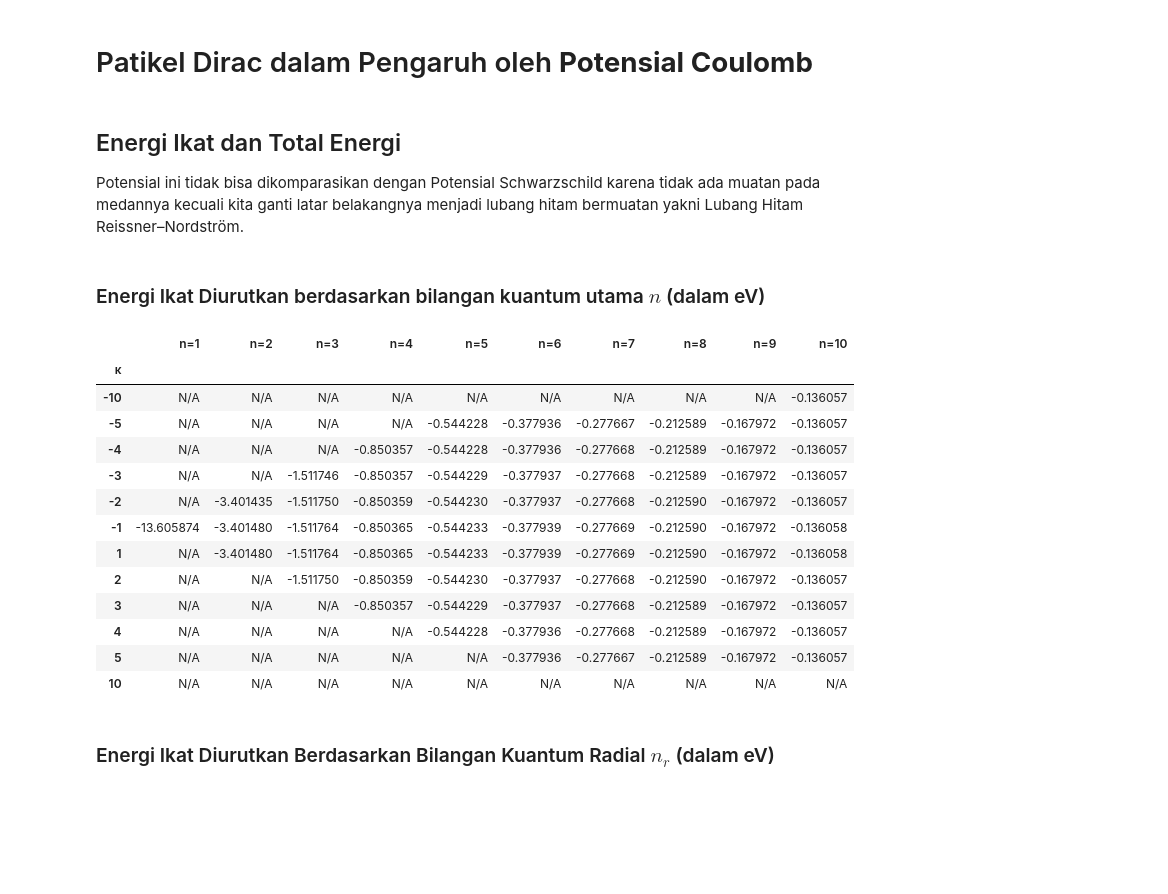
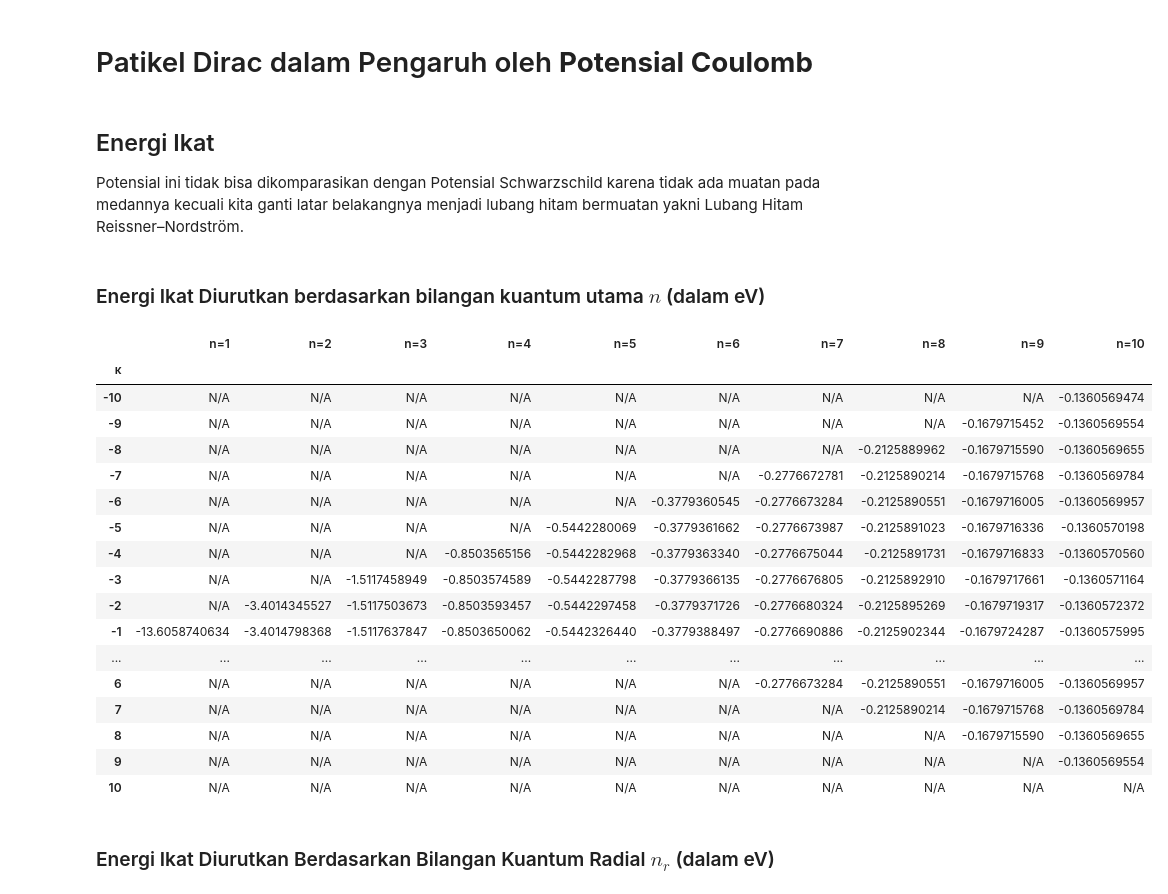
Before and after one commit to oszavla/Dirac-Schwarz, a Jupyter notebook: Persamaan_Dirac_dalam_Ruangwaktu_Datar.ipynb, the cells around one changed output. Drawn from its saved outputs; the diff is of its cells as text; code cells hidden in the pictures; blank space fills up the shorter version.

```diff
--- a/Persamaan_Dirac_dalam_Ruangwaktu_Datar.ipynb
+++ b/Persamaan_Dirac_dalam_Ruangwaktu_Datar.ipynb
@@ -25,16 +96,21 @@ from IPython.display import display
 alpha_prime = 1
 kappas =  [-10, -9, -8, -7, -6, -5, -4, -3, -2, -1, 1, 2, 3, 4, 5, 6, 7, 8, 9, 10]
 N_r_values = [0, 1, 2, 3, 4, 5, 6, 7, 8, 9, 10]
-
+#kappas = [ -5, -4, -3, -2, -1, 1, 2, 3, 4, 5]
+#N_r_values = [0, 1, 2, 3, 4, 5]
 # Create a dictionary to store epsilon values
 epsilon_data = {}
-
+# allowed maximum principal quantum number n
+N_MAX = abs(max(kappas))
 for k in kappas:
     epsilon_data[k] = []
     for n_r in N_r_values:
     # --- PHYSICAL SELECTION RULES ---
-      if n_r >= abs(k):
-          # Rule 1: Cannot have negative radial nodes (n >= |k|)
+      # principal quantum number
+      n = n_r + abs(k)
+
+      # Rule 1: maximum principal quantum number
+      if n > N_MAX:
           epsilon = np.nan
       elif n_r == 0 and k > 0:
           # Rule 2: For n_r = 0, kappa MUST be negative (aligned spin)
@@ -499,7 +516,7 @@ plt.show()
 # %% [markdown]
 # Patikel Dirac dalam Pengaruh oleh **Potensial Coulomb**
 # %% [markdown]
-## Energi Ikat dan Total Energi
+## Energi Ikat
 Potensial ini tidak bisa dikomparasikan dengan Potensial Schwarzschild karena tidak ada muatan pada medannya kecuali kita ganti latar belakangnya menjadi lubang hitam bermuatan yakni Lubang Hitam Reissner–Nordström.
 # %% [markdown]
 ### Energi Ikat Diurutkan berdasarkan bilangan kuantum utama $n$ (dalam eV)
@@ -509,8 +526,8 @@ import pandas as pd
 from IPython.display import display
 
 # Physical Parameters
-kappas = [-10, -5, -4, -3, -2, -1, 1, 2, 3, 4, 5, 10]
-N_values = [1, 2, 3, 4, 5, 6, 7, 8, 9, 10]
+kappas = [-10,-9,-8,-7,-6,-5, -4, -3, -2, -1, 1, 2, 3, 4, 5,6,7,8,9,10]
+N_values = [1, 2, 3, 4, 5,6,7,8,9,10]
 alpha = 1 / 137.035999    # Fine structure constant
 Z = 1                     # Atomic number
 m0 = 9.10938356e-31       # Electron mass in kg
@@ -544,45 +561,49 @@ for k in kappas:
                 sqrt_val = np.sqrt(sqrt_arg)
                 denominator = n_r + sqrt_val
 
                 if denominator == 0:
                     epsilon = np.nan
                 else:
                     ratio_term = (Z*alpha) / denominator
                     term0 = 1 + ratio_term**2
 
                     # Calculate ratio (E_total / E0)
                     epsilon_ratio = np.sqrt(1 / term0)
 
                     # Calculate Total Energy
                     E_total = epsilon_ratio * E0
 
                     # Binding Energy = Total Energy - Rest Mass Energy
                     E_binding = E_total - E0
 
                     epsilon = E_binding
 
         epsilon_data[k].append(epsilon)
 
 # Create DataFrame
 df_epsilon = pd.DataFrame.from_dict(epsilon_data, orient='index', columns=[f'n={n}' for n in N_values])
 df_epsilon.index.name = 'κ'
 
 # Display the table with formatting
-display(df_epsilon.style.format("{:.6f}", na_rep="N/A").background_gradient(cmap='viridis', axis=None))
+display(df_epsilon.style.format("{:.10f}", na_rep="N/A").background_gradient(cmap='viridis', axis=None))
 # %% [output]
 |  | n=1 | n=2 | n=3 | n=4 | n=5 | n=6 | n=7 | n=8 | n=9 | n=10 |
 | κ |  |  |  |  |  |  |  |  |  |  |
-| -10 | N/A | N/A | N/A | N/A | N/A | N/A | N/A | N/A | N/A | -0.136057 |
-| -5 | N/A | N/A | N/A | N/A | -0.544228 | -0.377936 | -0.277667 | -0.212589 | -0.167972 | -0.136057 |
-| -4 | N/A | N/A | N/A | -0.850357 | -0.544228 | -0.377936 | -0.277668 | -0.212589 | -0.167972 | -0.136057 |
-| -3 | N/A | N/A | -1.511746 | -0.850357 | -0.544229 | -0.377937 | -0.277668 | -0.212589 | -0.167972 | -0.136057 |
-| -2 | N/A | -3.401435 | -1.511750 | -0.850359 | -0.544230 | -0.377937 | -0.277668 | -0.212590 | -0.167972 | -0.136057 |
-| -1 | -13.605874 | -3.401480 | -1.511764 | -0.850365 | -0.544233 | -0.377939 | -0.277669 | -0.212590 | -0.167972 | -0.136058 |
-| 1 | N/A | -3.401480 | -1.511764 | -0.850365 | -0.544233 | -0.377939 | -0.277669 | -0.212590 | -0.167972 | -0.136058 |
-| 2 | N/A | N/A | -1.511750 | -0.850359 | -0.544230 | -0.377937 | -0.277668 | -0.212590 | -0.167972 | -0.136057 |
-| 3 | N/A | N/A | N/A | -0.850357 | -0.544229 | -0.377937 | -0.277668 | -0.212589 | -0.167972 | -0.136057 |
-| 4 | N/A | N/A | N/A | N/A | -0.544228 | -0.377936 | -0.277668 | -0.212589 | -0.167972 | -0.136057 |
-| 5 | N/A | N/A | N/A | N/A | N/A | -0.377936 | -0.277667 | -0.212589 | -0.167972 | -0.136057 |
+| -10 | N/A | N/A | N/A | N/A | N/A | N/A | N/A | N/A | N/A | -0.1360569474 |
+| -9 | N/A | N/A | N/A | N/A | N/A | N/A | N/A | N/A | -0.1679715452 | -0.1360569554 |
+| -8 | N/A | N/A | N/A | N/A | N/A | N/A | N/A | -0.2125889962 | -0.1679715590 | -0.1360569655 |
+| -7 | N/A | N/A | N/A | N/A | N/A | N/A | -0.2776672781 | -0.2125890214 | -0.1679715768 | -0.1360569784 |
+| -6 | N/A | N/A | N/A | N/A | N/A | -0.3779360545 | -0.2776673284 | -0.2125890551 | -0.1679716005 | -0.1360569957 |
+| -5 | N/A | N/A | N/A | N/A | -0.5442280069 | -0.3779361662 | -0.2776673987 | -0.2125891023 | -0.1679716336 | -0.1360570198 |
+| -4 | N/A | N/A | N/A | -0.8503565156 | -0.5442282968 | -0.3779363340 | -0.2776675044 | -0.2125891731 | -0.1679716833 | -0.1360570560 |
+| -3 | N/A | N/A | -1.5117458949 | -0.8503574589 | -0.5442287798 | -0.3779366135 | -0.2776676805 | -0.2125892910 | -0.1679717661 | -0.1360571164 |
+| -2 | N/A | -3.4014345527 | -1.5117503673 | -0.8503593457 | -0.5442297458 | -0.3779371726 | -0.2776680324 | -0.2125895269 | -0.1679719317 | -0.1360572372 |
+| -1 | -13.6058740634 | -3.4014798368 | -1.5117637847 | -0.8503650062 | -0.5442326440 | -0.3779388497 | -0.2776690886 | -0.2125902344 | -0.1679724287 | -0.1360575995 |
+| ... | ... | ... | ... | ... | ... | ... | ... | ... | ... | ... |
+| 6 | N/A | N/A | N/A | N/A | N/A | N/A | -0.2776673284 | -0.2125890551 | -0.1679716005 | -0.1360569957 |
+| 7 | N/A | N/A | N/A | N/A | N/A | N/A | N/A | -0.2125890214 | -0.1679715768 | -0.1360569784 |
+| 8 | N/A | N/A | N/A | N/A | N/A | N/A | N/A | N/A | -0.1679715590 | -0.1360569655 |
+| 9 | N/A | N/A | N/A | N/A | N/A | N/A | N/A | N/A | N/A | -0.1360569554 |
 | 10 | N/A | N/A | N/A | N/A | N/A | N/A | N/A | N/A | N/A | N/A |
 # %% [markdown]
 ### Energi Ikat Diurutkan Berdasarkan Bilangan Kuantum Radial $n_r$ (dalam eV)
```
Also changed, not shown: parts of 18 cells of this notebook.
